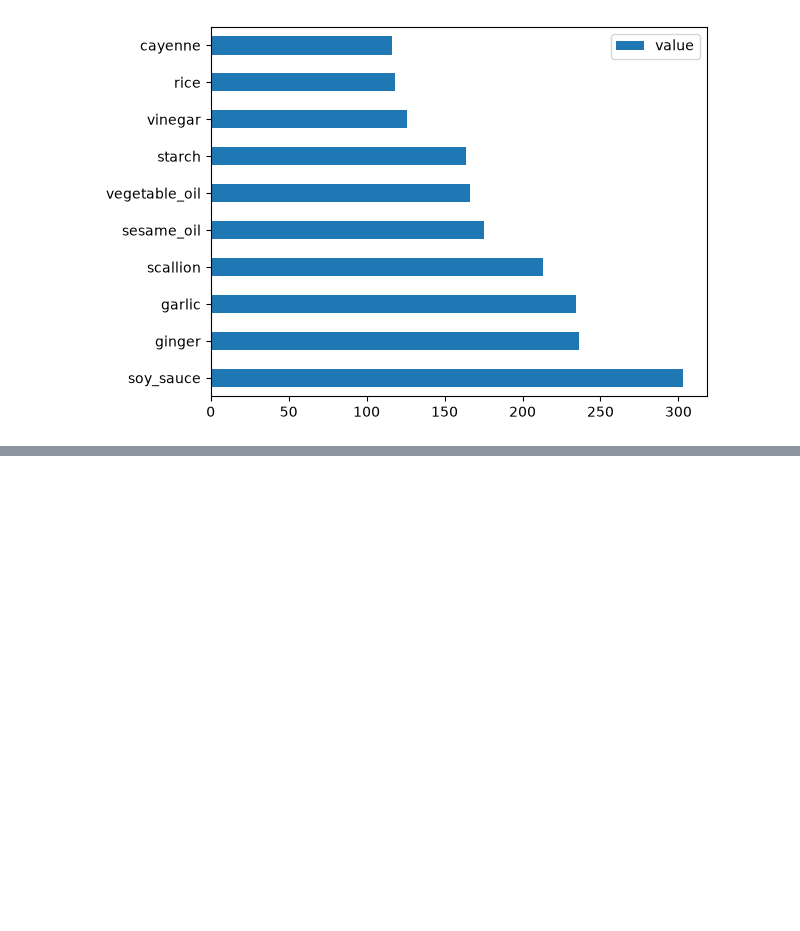
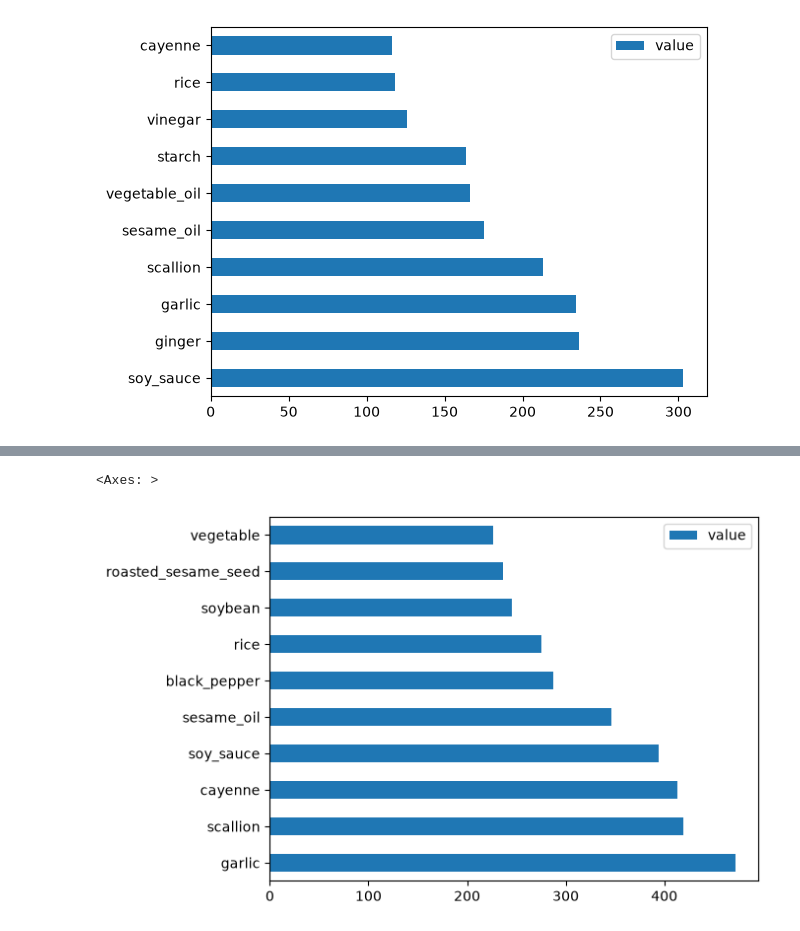
Before and after one commit to DeSilva008/ML-Exercises, a Jupyter notebook: classification-exercise/01/notebook.ipynb, the cells around one changed output, grey strips where cells are left out. Saved outputs shown, nothing was run; the diff lists cells and outputs as text; code cells hidden in the pictures; blank space fills up the shorter version.

```diff
--- a/classification-exercise/01/notebook.ipynb
+++ b/classification-exercise/01/notebook.ipynb
@@ -73,0 +80,6 @@ chinese_ingredient_df.head(10).plot.barh()
+# %%
+korean_ingredient_df = create_ingredient_df(korean_df)
+korean_ingredient_df.head(10).plot.barh()
+# %% [output]
+<Axes: >
+[figure, added]
```
Also changed, not shown: parts of 6 cells of this notebook, 1 other file.
